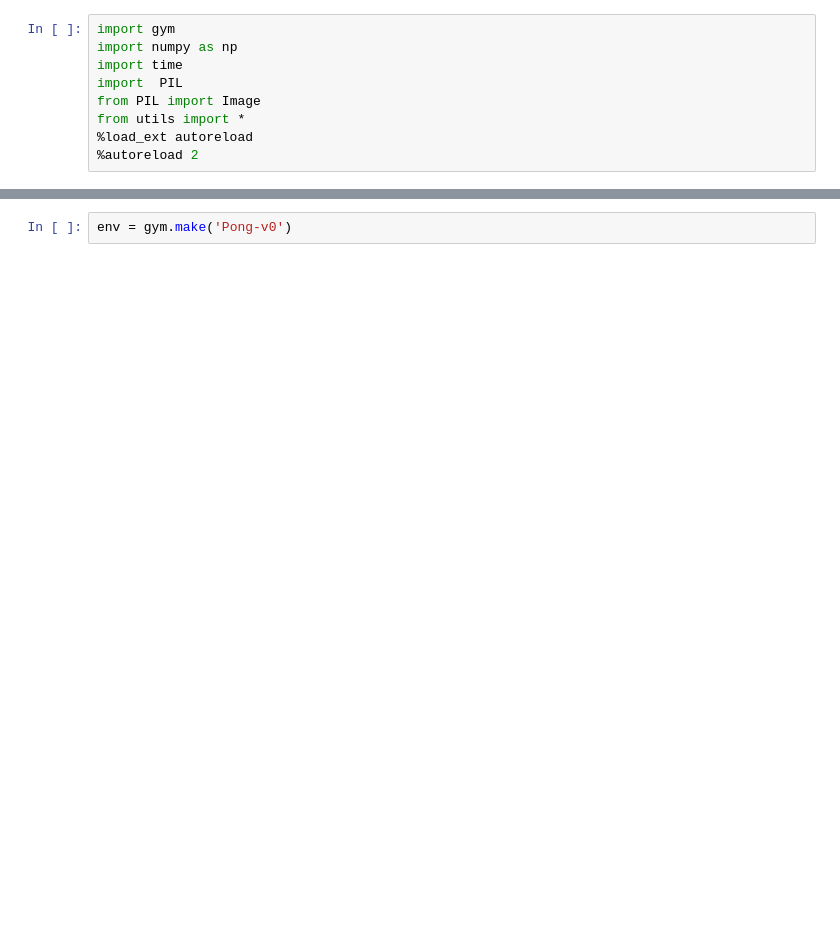
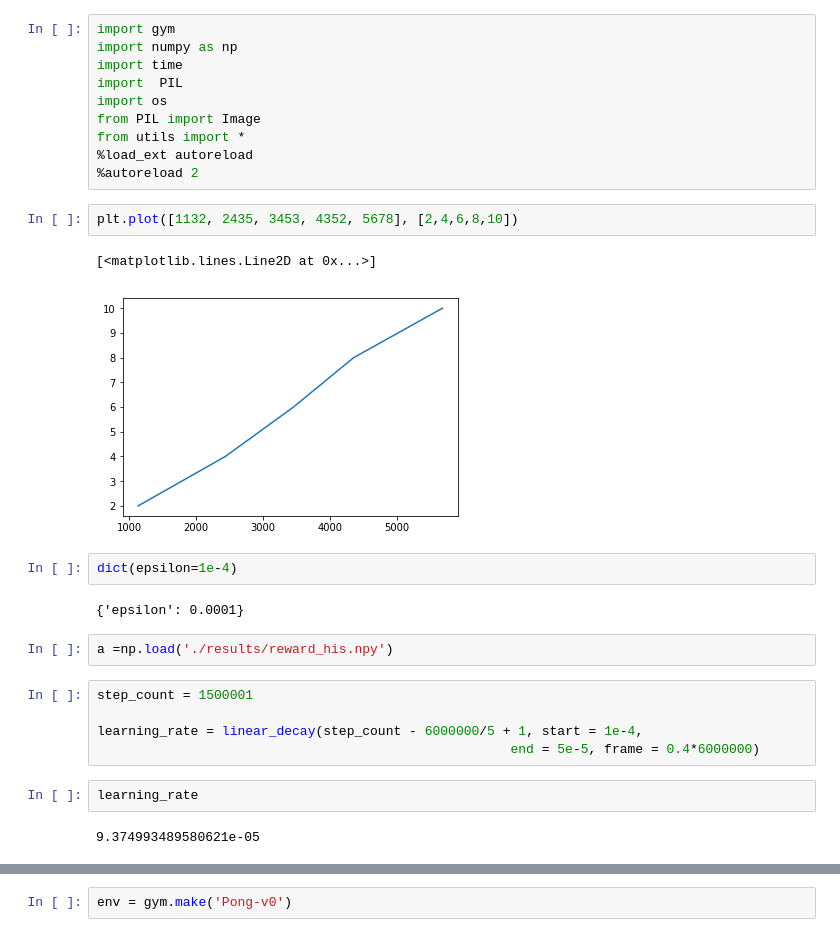
Before and after one commit to seungwon1/batch_rl, a Jupyter notebook: test.ipynb, the cells around one changed output, grey strips where cells are left out. Cells and saved outputs as stored; diff of their text form; blank space fills up the shorter version.

```diff
--- a/test.ipynb
+++ b/test.ipynb
@@ -3,7 +3,28 @@ import gym
 import numpy as np
 import time
 import  PIL
+import os
 from PIL import Image
 from utils import *
 %load_ext autoreload
 %autoreload 2
+# %%
+plt.plot([1132, 2435, 3453, 4352, 5678], [2,4,6,8,10])
+# %% [output]
+[<matplotlib.lines.Line2D at 0x...>]
+[figure, added]
+# %%
+dict(epsilon=1e-4)
+# %% [output]
+{'epsilon': 0.0001}
+# %%
+a =np.load('./results/reward_his.npy')
+# %%
+step_count = 1500001
+
+learning_rate = linear_decay(step_count - 6000000/5 + 1, start = 1e-4,
+                                                     end = 5e-5, frame = 0.4*6000000)
+# %%
+learning_rate
+# %% [output]
+9.374993489580621e-05
```
Also changed, not shown: parts of 46 cells of this notebook.
